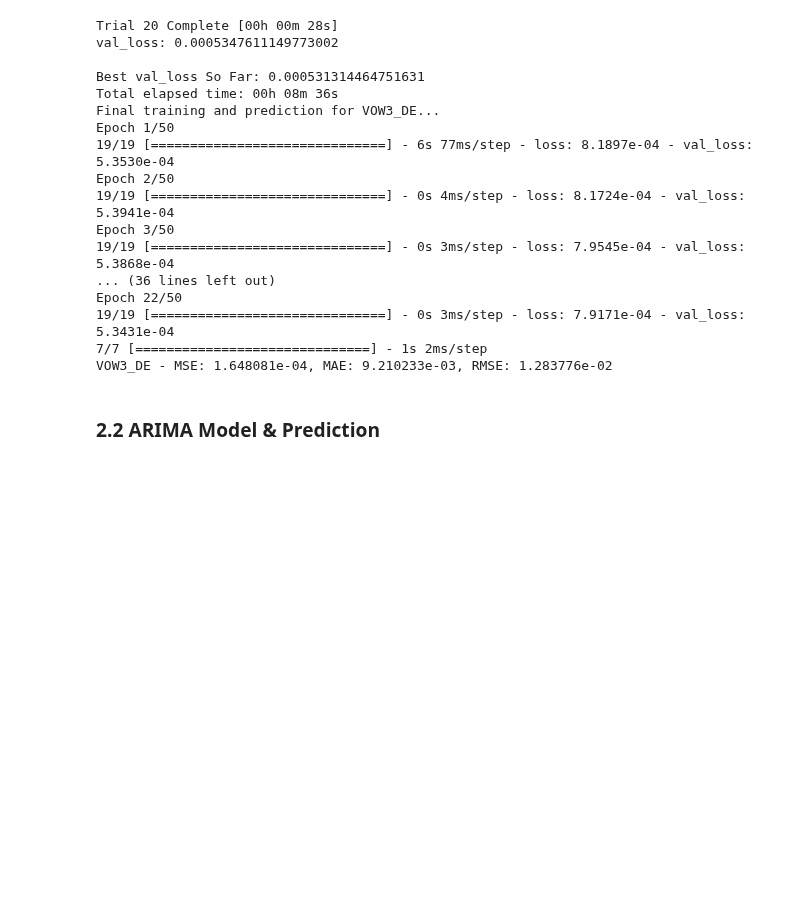
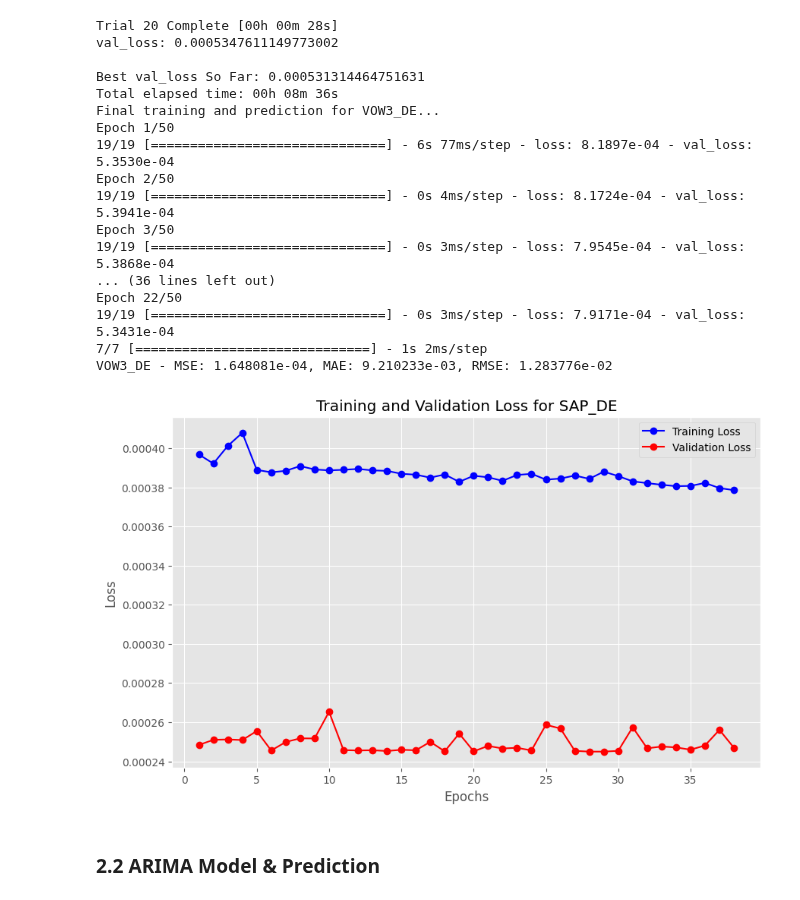
Before and after one commit to cem-akkus/Master, a Jupyter notebook: AssetReturnPrediction.ipynb, the cells around one changed output. Saved outputs shown, nothing was run; the diff lists cells and outputs as text; code cells hidden in the pictures; blank space fills up the shorter version.

```diff
--- a/AssetReturnPrediction.ipynb
+++ b/AssetReturnPrediction.ipynb
@@ -339,4 +341,4 @@ Total fit time: 0.813 seconds
 Auto ARIMA for VOW3_DE completed.
 # %%
-# for ticker, train_series in train_dict_arima.items():
-#     print(autoarima_dict[ticker].order)
+for ticker, train_series in train_dict_arima.items():
+    print(f"Best ARIMA model for {ticker}: {autoarima_dict[ticker].order}")
@@ -1015,6 +844,25 @@ Epoch 22/50
 19/19 [==============================] - 0s 3ms/step - loss: 7.9171e-04 - val_loss: 5.3431e-04
 7/7 [==============================] - 1s 2ms/step
 VOW3_DE - MSE: 1.648081e-04, MAE: 9.210233e-03, RMSE: 1.283776e-02
+# %%
+company_name = 'SAP_DE'  # Example company
+history_data = results_lstm[company_name]['History']
+
+train_loss = history_data['loss']
+val_loss = history_data['val_loss']
+epochs_range = range(1, len(train_loss) + 1)
+
+# Plotting
+plt.figure(figsize=(10, 6))
+plt.plot(epochs_range, train_loss, 'bo-', label='Training Loss')
+plt.plot(epochs_range, val_loss, 'ro-', label='Validation Loss')
+plt.title(f'Training and Validation Loss for {company_name}')
+plt.xlabel('Epochs')
+plt.ylabel('Loss')
+plt.legend()
+plt.show()
+# %% [output]
+[figure, added]
 # %% [markdown]
 ### 2.2 ARIMA Model & Prediction
 # %%
```
Also changed, not shown: parts of 38 cells of this notebook.
